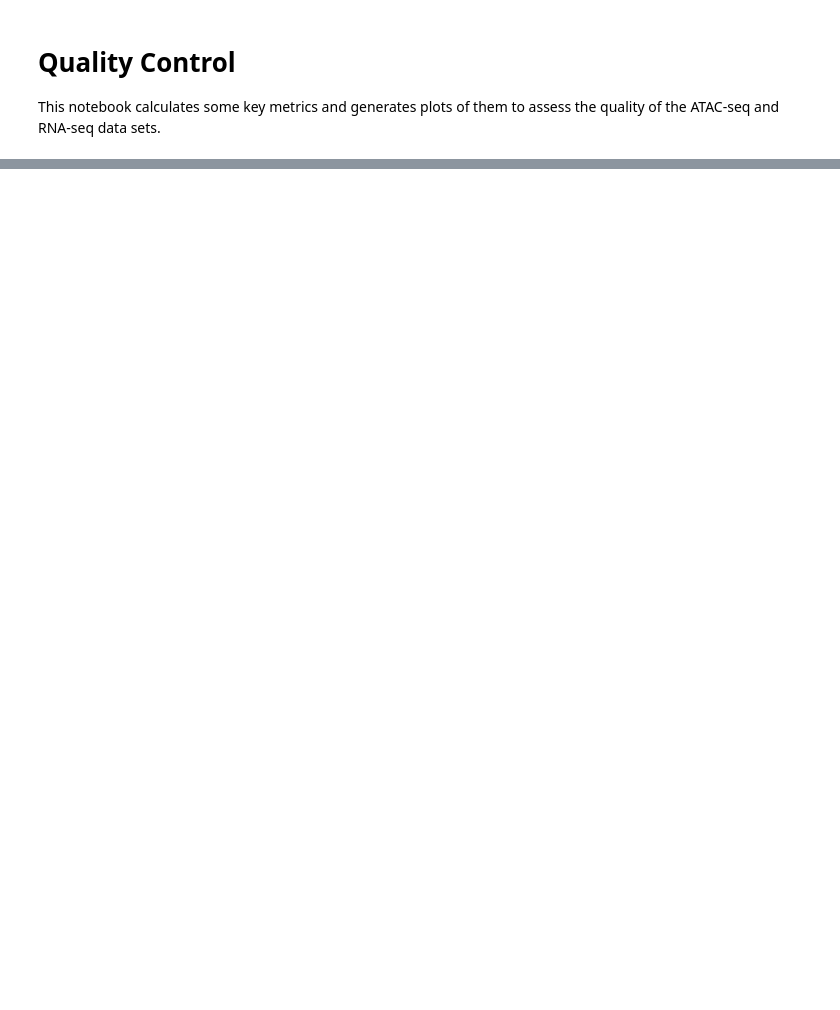
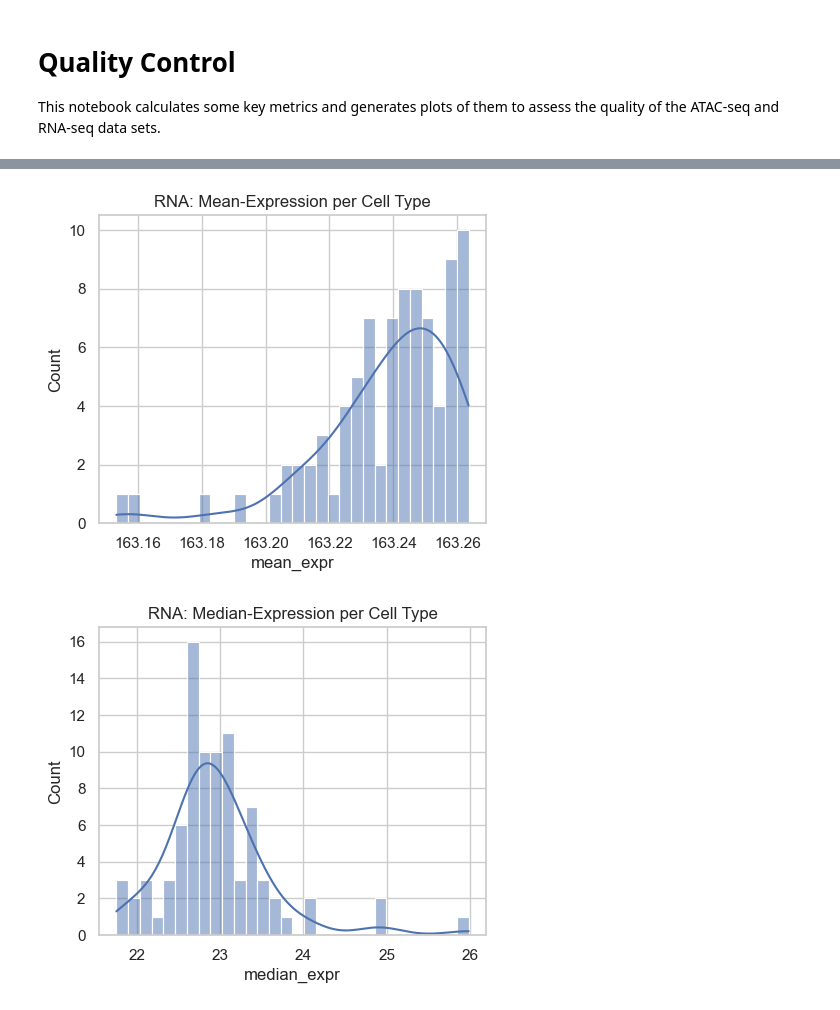
Before and after one commit to Topic2-Gene-Regulation-Immune-Cells/ILC-cells-Team4, a Jupyter notebook: 01_quality_control.ipynb, the cells around one changed output, grey strips where cells are left out. Drawn from its saved outputs; the diff is of its cells as text; code cells hidden in the pictures; blank space fills up the shorter version.

```diff
--- a/01_quality_control.ipynb
+++ b/01_quality_control.ipynb
@@ -56,26 +58,27 @@ cell_stats
 # %%
 rna_cell_stats = pd.DataFrame({
     "mean_expr":   rna.mean(axis=0),
     "median_expr": rna.median(axis=0),
     "std_expr":    rna.std(axis=0)
 })
 # Merge QC if desired (e.g. InputCellNumber)
 #if "PF.reads" in meta1.columns:
 #    rna_cell_stats["PF.reads"] = meta1.groupby("CellType")["PF.reads"].sum()
 
 plt.figure(figsize=(5,4))
 sns.histplot(rna_cell_stats["mean_expr"], bins=30, kde=True)
 plt.title("RNA: Mean-Expression per Cell Type")
 plt.show()
 
 plt.figure(figsize=(5,4))
 sns.histplot(rna_cell_stats["median_expr"], bins=30, kde=True)
 plt.title("RNA: Median-Expression per Cell Type")
 plt.show()
 
 plt.figure(figsize=(5,4))
 sns.histplot(rna_cell_stats["std_expr"], bins=30, kde=True)
 plt.title("RNA: std-Expression per Cell Type")
 plt.show()
-
-rna_cell_stats
+# %% [output]
+[figure, added]
+[figure, added]
```
Also changed, not shown: parts of 7 cells of this notebook.
